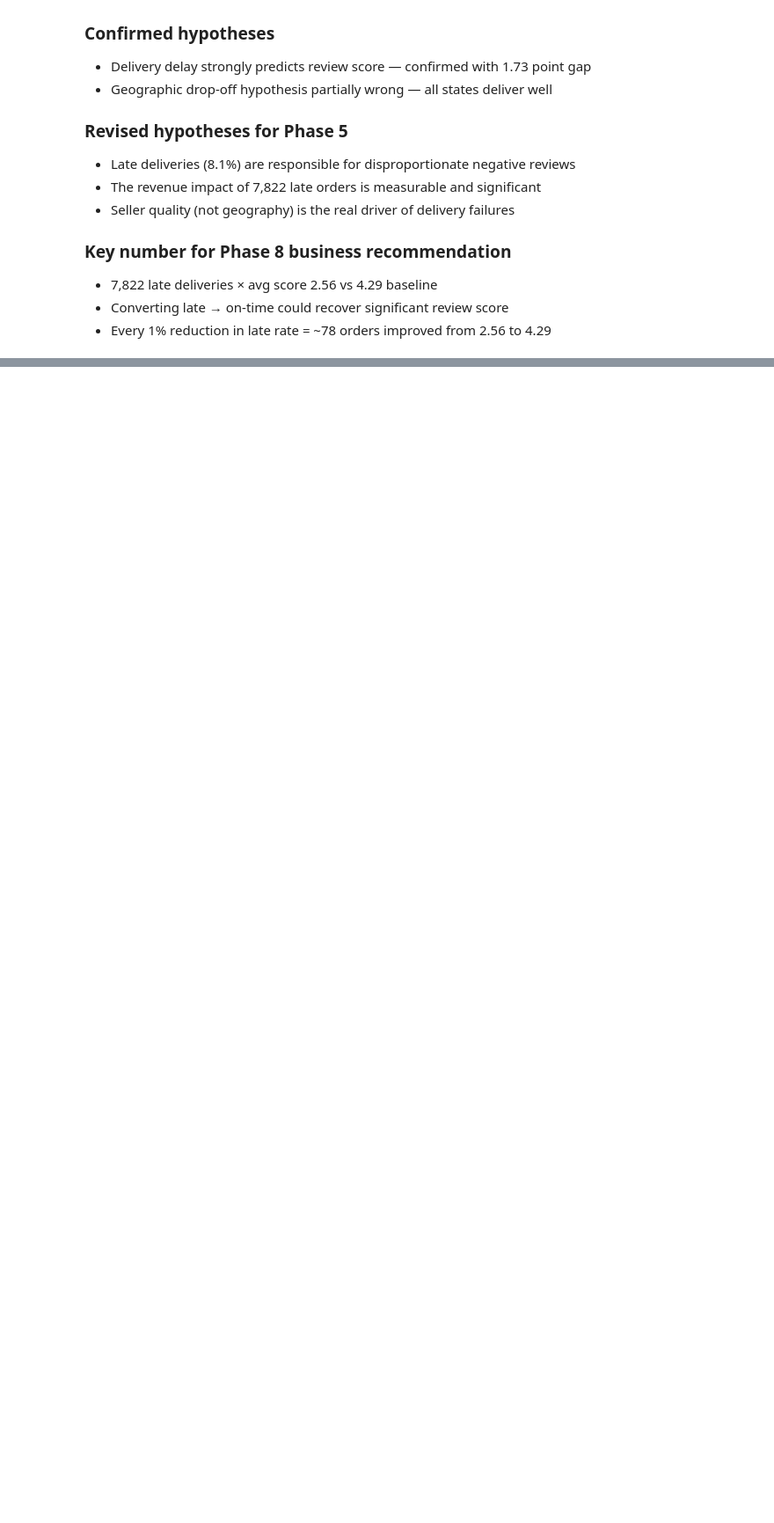
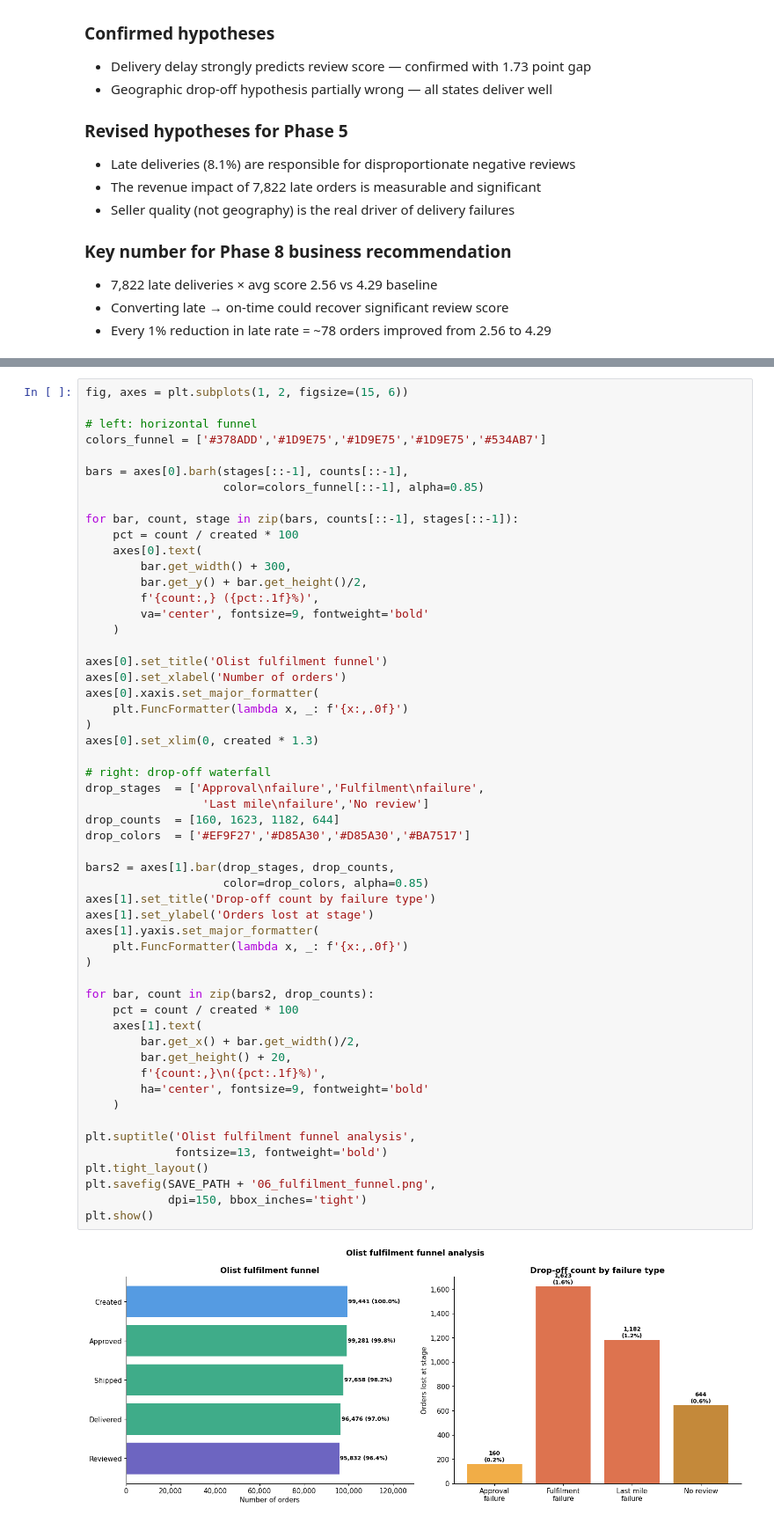
Before and after one commit to NPK05/funnel-analysis-project, a Jupyter notebook: notebooks/03_olist.ipynb, the cells around one changed output, grey strips where cells are left out. Shown at 88% size. Drawn from its saved outputs; the diff is of its cells as text; blank space fills up the shorter version.

Commit message:
Phase 5: Olist fulfilment funnel complete — R.35M late delivery impact quantified

```diff
--- a/notebooks/03_olist.ipynb
+++ b/notebooks/03_olist.ipynb
@@ -1864,0 +1967,56 @@ Review response rate        : 99.3%
+# %%
+fig, axes = plt.subplots(1, 2, figsize=(15, 6))
+
+# left: horizontal funnel
+colors_funnel = ['#378ADD','#1D9E75','#1D9E75','#1D9E75','#534AB7']
+
+bars = axes[0].barh(stages[::-1], counts[::-1],
+                    color=colors_funnel[::-1], alpha=0.85)
+
+for bar, count, stage in zip(bars, counts[::-1], stages[::-1]):
+    pct = count / created * 100
+    axes[0].text(
+        bar.get_width() + 300,
+        bar.get_y() + bar.get_height()/2,
+        f'{count:,} ({pct:.1f}%)',
+        va='center', fontsize=9, fontweight='bold'
+    )
+
+axes[0].set_title('Olist fulfilment funnel')
+axes[0].set_xlabel('Number of orders')
+axes[0].xaxis.set_major_formatter(
+    plt.FuncFormatter(lambda x, _: f'{x:,.0f}')
+)
+axes[0].set_xlim(0, created * 1.3)
+
+# right: drop-off waterfall
+drop_stages  = ['Approval\nfailure','Fulfilment\nfailure',
+                 'Last mile\nfailure','No review']
+drop_counts  = [160, 1623, 1182, 644]
+drop_colors  = ['#EF9F27','#D85A30','#D85A30','#BA7517']
+
+bars2 = axes[1].bar(drop_stages, drop_counts,
+                    color=drop_colors, alpha=0.85)
+axes[1].set_title('Drop-off count by failure type')
+axes[1].set_ylabel('Orders lost at stage')
+axes[1].yaxis.set_major_formatter(
+    plt.FuncFormatter(lambda x, _: f'{x:,.0f}')
+)
+
+for bar, count in zip(bars2, drop_counts):
+    pct = count / created * 100
+    axes[1].text(
+        bar.get_x() + bar.get_width()/2,
+        bar.get_height() + 20,
+        f'{count:,}\n({pct:.1f}%)',
+        ha='center', fontsize=9, fontweight='bold'
+    )
+
+plt.suptitle('Olist fulfilment funnel analysis',
+             fontsize=13, fontweight='bold')
+plt.tight_layout()
+plt.savefig(SAVE_PATH + '06_fulfilment_funnel.png',
+            dpi=150, bbox_inches='tight')
+plt.show()
+# %% [output]
+[figure, added]
```
Also changed, not shown: parts of 9 cells of this notebook, 1 other file.
